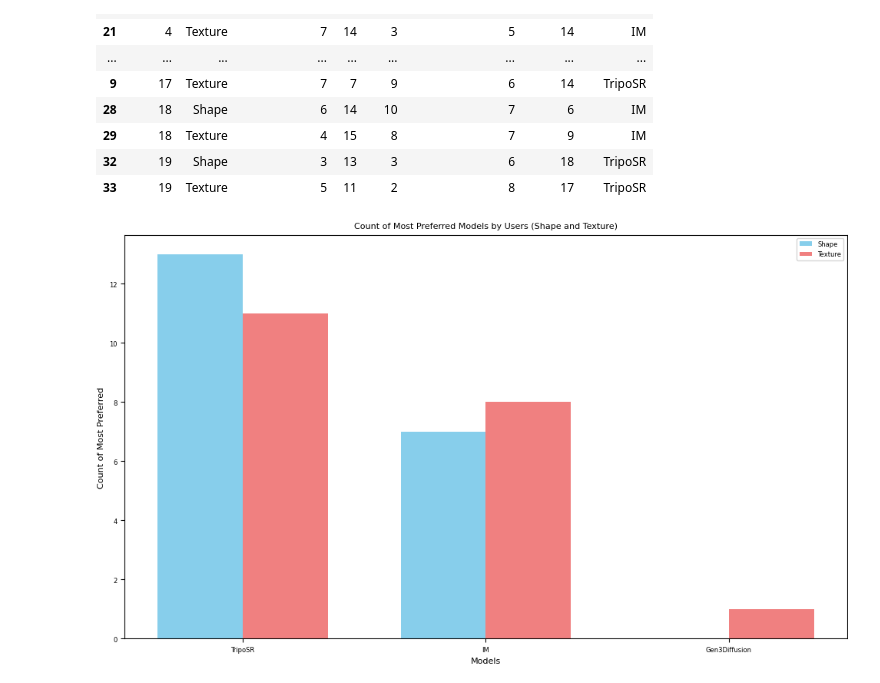
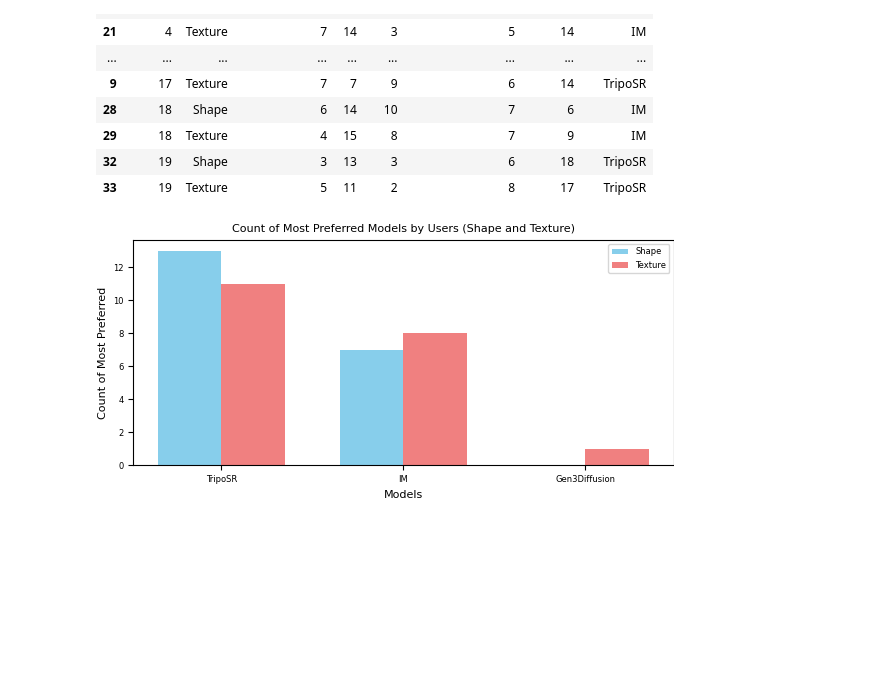
Before and after one commit to Irish-77/digitalizing-real-life-objects, a Jupyter notebook: survey/results/results.ipynb, the cells around one changed output. Saved outputs shown, nothing was run; the diff lists cells and outputs as text; code cells hidden in the pictures; blank space fills up the shorter version.

```diff
--- a/survey/results/results.ipynb
+++ b/survey/results/results.ipynb
@@ -689,32 +731,32 @@ texture_df = user_ranking_df[user_ranking_df['Part'] == 'Texture']
 
 # Count the top model occurrences per part
 shape_counts = shape_df['TopModel'].value_counts()
 texture_counts = texture_df['TopModel'].value_counts()
 
 # Compute the union of models from both parts
 union_index = shape_counts.index.union(texture_counts.index)
 
 # Reindex both series to include all models (filling missing counts with 0)
 shape_counts = shape_counts.reindex(union_index, fill_value=0)
 texture_counts = texture_counts.reindex(union_index, fill_value=0)
 
 # Now sort the union based on the shape counts in descending order.
 models_ordered = shape_counts.sort_values(ascending=False).index.tolist()
 
 # Set up x-axis positions and bar width for a grouped bar chart.
 x = np.arange(len(models_ordered))
 width = 0.35
 
-plt.figure(figsize=(10, 6))
+plt.figure(figsize=(6, 3))
 plt.bar(x - width/2, shape_counts.loc[models_ordered].values, width, label='Shape', color='skyblue')
 plt.bar(x + width/2, texture_counts.loc[models_ordered].values, width, label='Texture', color='lightcoral')
 
 plt.xlabel("Models")
 plt.ylabel("Count of Most Preferred")
 plt.title("Count of Most Preferred Models by Users (Shape and Texture)")
 plt.xticks(x, models_ordered)
 plt.legend()
 plt.tight_layout()
 plt.show()
 # %% [output]
-[figure, old version]
+[figure, new version]
```
Also changed, not shown: parts of 8 cells of this notebook.
